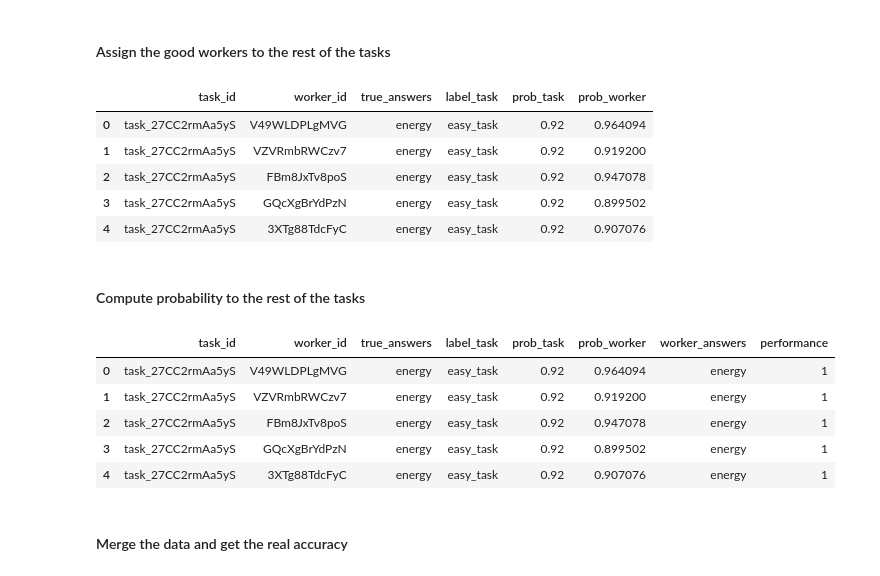
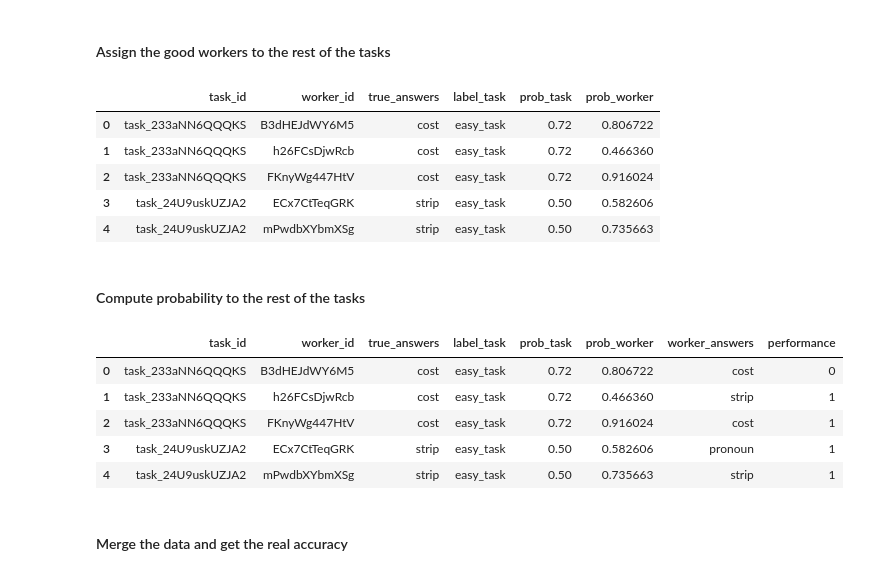
Before and after one commit to MaastrichtU-IDS/crowdsourcing-experiments, a Jupyter notebook: notebooks/2c Testing Method.ipynb, the cells around one changed output. Cells and saved outputs as stored; diff of their text form; code cells hidden in the pictures.

```diff
--- a/notebooks/2c Testing Method.ipynb
+++ b/notebooks/2c Testing Method.ipynb
@@ -8,9 +11,9 @@ from pycm import *
 # %% [markdown]
 #### Simulate the tasks
 # %%
-total_tasks = 415
-p_hard_tasks = 0.4
-number_of_valid_answers = 5
+total_tasks = 1643
+p_hard_tasks = 0
+number_of_valid_answers = 9
 df_tasks = cs.Tasks(number_of_valid_answers).create(total_tasks, p_hard_tasks)
 df_tasks.head()
 # %% [output]
@@ -24,7 +27,7 @@ df_tasks.head()
 # %% [markdown]
 #### Simulate the workers
 # %%
-total_workers = 40 #50 #30
+total_workers = 145
 workers = cs.Workers().create(total_workers)
 workers.head()
 # %% [output]
@@ -49,7 +51,7 @@ tasks_train, tasks_rest = tasks_split(df_tasks, .3)
 # %% [markdown]
 #### Assigning workers to tasks
 # %%
-wpt = 5
+wpt = 3
 #workers per task always smaller than the number of workers
 df_tw = cs.AssignTasks(tasks_train, workers, wpt).create()
 df_tw.head()
@@ -111,17 +120,16 @@ good_workers
 # %% [markdown]
 #### Assign the good workers to the rest of the tasks
 # %%
-wpt = 5
 #workers per task always smaller than the number of workers
 df_tw_2 = cs.AssignTasks(tasks_rest, good_workers, wpt).create()
 df_tw_2.head()
 # %% [output]
 |  | task_id | worker_id | true_answers | label_task | prob_task | prob_worker |
-| 0 | task_27CC2rmAa5yS | V49WLDPLgMVG | energy | easy_task | 0.92 | 0.964094 |
-| 1 | task_27CC2rmAa5yS | VZVRmbRWCzv7 | energy | easy_task | 0.92 | 0.919200 |
-| 2 | task_27CC2rmAa5yS | FBm8JxTv8poS | energy | easy_task | 0.92 | 0.947078 |
-| 3 | task_27CC2rmAa5yS | GQcXgBrYdPzN | energy | easy_task | 0.92 | 0.899502 |
-| 4 | task_27CC2rmAa5yS | 3XTg88TdcFyC | energy | easy_task | 0.92 | 0.907076 |
+| 0 | task_233aNN6QQQKS | B3dHEJdWY6M5 | cost | easy_task | 0.72 | 0.806722 |
+| 1 | task_233aNN6QQQKS | h26FCsDjwRcb | cost | easy_task | 0.72 | 0.466360 |
+| 2 | task_233aNN6QQQKS | FKnyWg447HtV | cost | easy_task | 0.72 | 0.916024 |
+| 3 | task_24U9uskUZJA2 | ECx7CtTeqGRK | strip | easy_task | 0.50 | 0.582606 |
+| 4 | task_24U9uskUZJA2 | mPwdbXYbmXSg | strip | easy_task | 0.50 | 0.735663 |
 # %% [markdown]
 #### Compute probability to the rest of the tasks
 # %%
@@ -131,11 +139,11 @@ df_tw_2['performance'] = cp2.predict()
 df_tw_2.head()
 # %% [output]
 |  | task_id | worker_id | true_answers | label_task | prob_task | prob_worker | worker_answers | performance |
-| 0 | task_27CC2rmAa5yS | V49WLDPLgMVG | energy | easy_task | 0.92 | 0.964094 | energy | 1 |
-| 1 | task_27CC2rmAa5yS | VZVRmbRWCzv7 | energy | easy_task | 0.92 | 0.919200 | energy | 1 |
-| 2 | task_27CC2rmAa5yS | FBm8JxTv8poS | energy | easy_task | 0.92 | 0.947078 | energy | 1 |
-| 3 | task_27CC2rmAa5yS | GQcXgBrYdPzN | energy | easy_task | 0.92 | 0.899502 | energy | 1 |
-| 4 | task_27CC2rmAa5yS | 3XTg88TdcFyC | energy | easy_task | 0.92 | 0.907076 | energy | 1 |
+| 0 | task_233aNN6QQQKS | B3dHEJdWY6M5 | cost | easy_task | 0.72 | 0.806722 | cost | 0 |
+| 1 | task_233aNN6QQQKS | h26FCsDjwRcb | cost | easy_task | 0.72 | 0.466360 | strip | 1 |
+| 2 | task_233aNN6QQQKS | FKnyWg447HtV | cost | easy_task | 0.72 | 0.916024 | cost | 1 |
+| 3 | task_24U9uskUZJA2 | ECx7CtTeqGRK | strip | easy_task | 0.50 | 0.582606 | pronoun | 1 |
+| 4 | task_24U9uskUZJA2 | mPwdbXYbmXSg | strip | easy_task | 0.50 | 0.735663 | strip | 1 |
 # %% [markdown]
 #### Merge the data and get the real accuracy
 # %%
```
Also changed, not shown: parts of 25 cells of this notebook, 11 other files.
